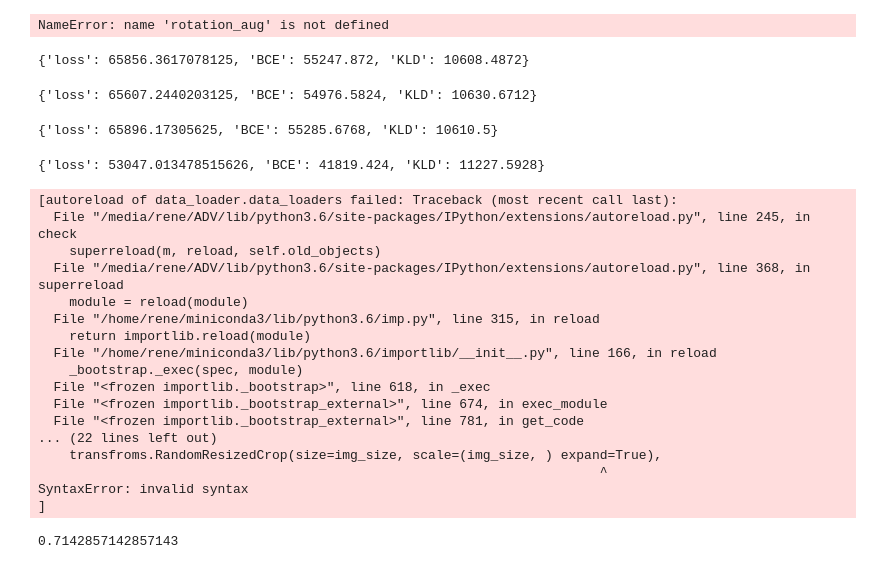
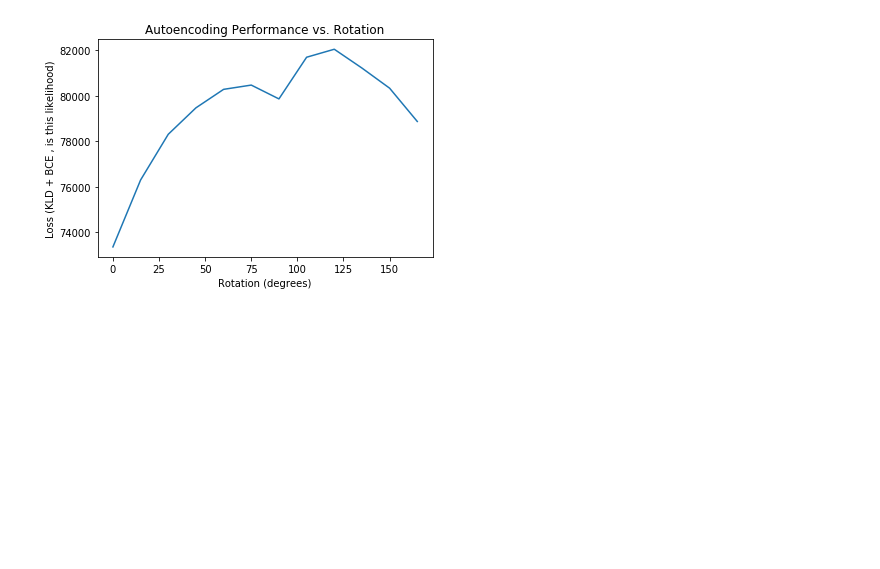
Before and after one commit to renebidart/affine-variational-autoencoder, a Jupyter notebook: notebooks/eval_autoencoder.ipynb, the cells around one changed output. Cells and saved outputs as stored; diff of their text form; code cells hidden in the pictures; blank space fills up the shorter version.

```diff
--- a/notebooks/eval_autoencoder.ipynb
+++ b/notebooks/eval_autoencoder.ipynb
@@ -182,44 +293,26 @@ def get_vae_perf(model, data_loader, loss_fn, metric_fns, device, rotation=None,
-# %%
-PATH = '/media/rene/data/equivariance/mnist/vae_mnist_L32/0114_133313'
-model, data_loader, valid_data_loader, loss_fn, metric_fns, config = get_model_loaders_config(PATH, old_gpu='cuda:1', new_gpu='cuda:1')
-
-get_vae_perf(model, valid_data_loader, loss_fn, metric_fns, device, rotation=10)
-# %% [output]
-NameError: name 'rotation_aug' is not defined
-# %%
-get_vae_perf(model, valid_data_loader, loss_fn, metric_fns, device, rotation=90)
-# %% [output]
-{'loss': 65856.3617078125, 'BCE': 55247.872, 'KLD': 10608.4872}
-# %%
-get_vae_perf(model, valid_data_loader, loss_fn, metric_fns, device, rotation=180)
-# %% [output]
-{'loss': 65607.2440203125, 'BCE': 54976.5824, 'KLD': 10630.6712}
-# %%
-get_vae_perf(model, valid_data_loader, loss_fn, metric_fns, device, rotation=-90)
-# %% [output]
-{'loss': 65896.17305625, 'BCE': 55285.6768, 'KLD': 10610.5}
-# %%
-get_vae_perf(model, valid_data_loader, loss_fn, metric_fns, device, rotation=45)
-# %% [output]
-{'loss': 53047.013478515626, 'BCE': 41819.424, 'KLD': 11227.5928}
-# %%
-5/7
-# %% [output]
-[autoreload of data_loader.data_loaders failed: Traceback (most recent call last):
-  File "/media/rene/ADV/lib/python3.6/site-packages/IPython/extensions/autoreload.py", line 245, in check
-    superreload(m, reload, self.old_objects)
-  File "/media/rene/ADV/lib/python3.6/site-packages/IPython/extensions/autoreload.py", line 368, in superreload
-    module = reload(module)
-  File "/home/rene/miniconda3/lib/python3.6/imp.py", line 315, in reload
-    return importlib.reload(module)
-  File "/home/rene/miniconda3/lib/python3.6/importlib/__init__.py", line 166, in reload
-    _bootstrap._exec(spec, module)
-  File "<frozen importlib._bootstrap>", line 618, in _exec
-  File "<frozen importlib._bootstrap_external>", line 674, in exec_module
-  File "<frozen importlib._bootstrap_external>", line 781, in get_code
-... (22 lines left out)
-    transfroms.RandomResizedCrop(size=img_size, scale=(img_size, ) expand=True),
-                                                                        ^
-SyntaxError: invalid syntax
-]
-0.7142857142857143
+# %%
+config_loc = '/media/rene/data/equivariance/mnist_tmp/0125_234629'
+model, data_loader, valid_data_loader, loss_fn, metric_fns, config = get_model_loaders_config(config_loc, old_gpu='cuda:1', new_gpu='cuda:1')
+
+
+files_dict_loc = '/media/rene/data/MNIST/files_dict.pkl'
+with open(files_dict_loc, 'rb') as f:
+    files_df = pickle.load(f)['val']
+data_loaders = make_generators_MNIST_CTRNFS(files_dict_loc, batch_size=128, num_workers=4,
+                                            return_size=28, rotation_range=None, normalize=False)
+
+results = pd.DataFrame()
+for rotation in range(0, 180, 15):
+    log = get_vae_MNIST_perf(model, data_loaders['val'], loss_fn, metric_fns, device,
+                             fixed_rotation=rotation, return_size=40)
+    log['rotation'] = rotation
+    results = results.append(log, ignore_index=True)
+
+fig, ax = plt.subplots()
+ax.plot(results['rotation'], results['loss'])
+
+ax.set(xlabel='Rotation (degrees)', ylabel='Loss (KLD + BCE , is this likelihood)',
+       title='Autoencoding Performance vs. Rotation')
+plt.show()
+# %% [output]
+[figure, added]
```
Also changed, not shown: parts of 23 cells of this notebook, 21 other files.
